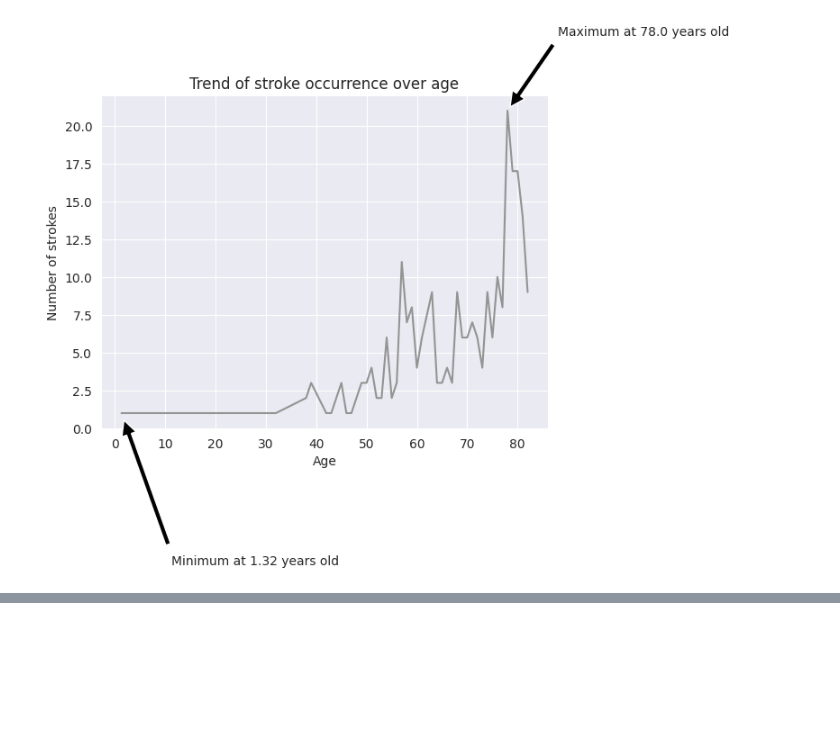
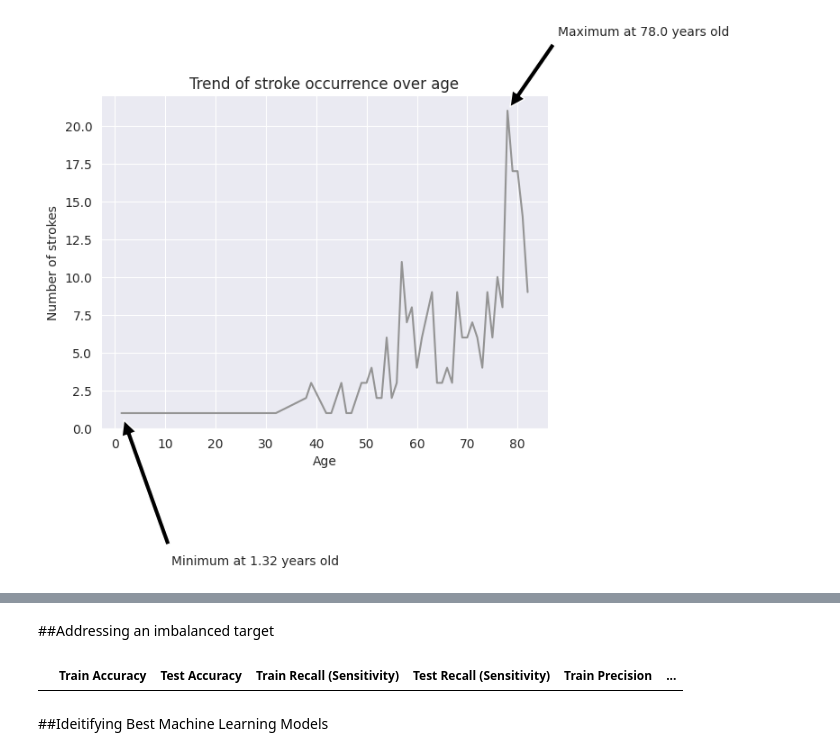
Before and after one commit to hawkeyedatatsai/Stroke-Prediction, a Jupyter notebook: Stroke_Prediction.ipynb, the cells around one changed output, grey strips where cells are left out. Saved outputs shown, nothing was run; the diff lists cells and outputs as text; code cells hidden in the pictures; blank space fills up the shorter version.

```diff
--- a/Stroke_Prediction.ipynb
+++ b/Stroke_Prediction.ipynb
@@ -363,0 +447,8 @@ Line plot here shows  the trend of stroke occurrence throughout different age. I
+# %% [markdown]
+##Addressing an imbalanced target
+# %%
+# create dataframe to save model evaluation scores in
+class_metrics_df = pd.DataFrame(columns = ['Train Accuracy', 'Test Accuracy', 'Train Recall (Sensitivity)', 'Test Recall (Sensitivity)', 'Train Precision', 'Test Precision', 'Train Specificity', 'Test Specificity', 'Train F1', 'Test F1'])
+class_metrics_df
+# %% [output]
+|  | Train Accuracy | Test Accuracy | Train Recall (Sensitivity) | Test Recall (Sensitivity) | Train Precision | ... |
@@ -363,0 +476,2 @@ Line plot here shows  the trend of stroke occurrence throughout different age. I
+# %% [markdown]
+##Ideitifying Best Machine Learning Models
```
Also changed, not shown: parts of 23 cells of this notebook.
